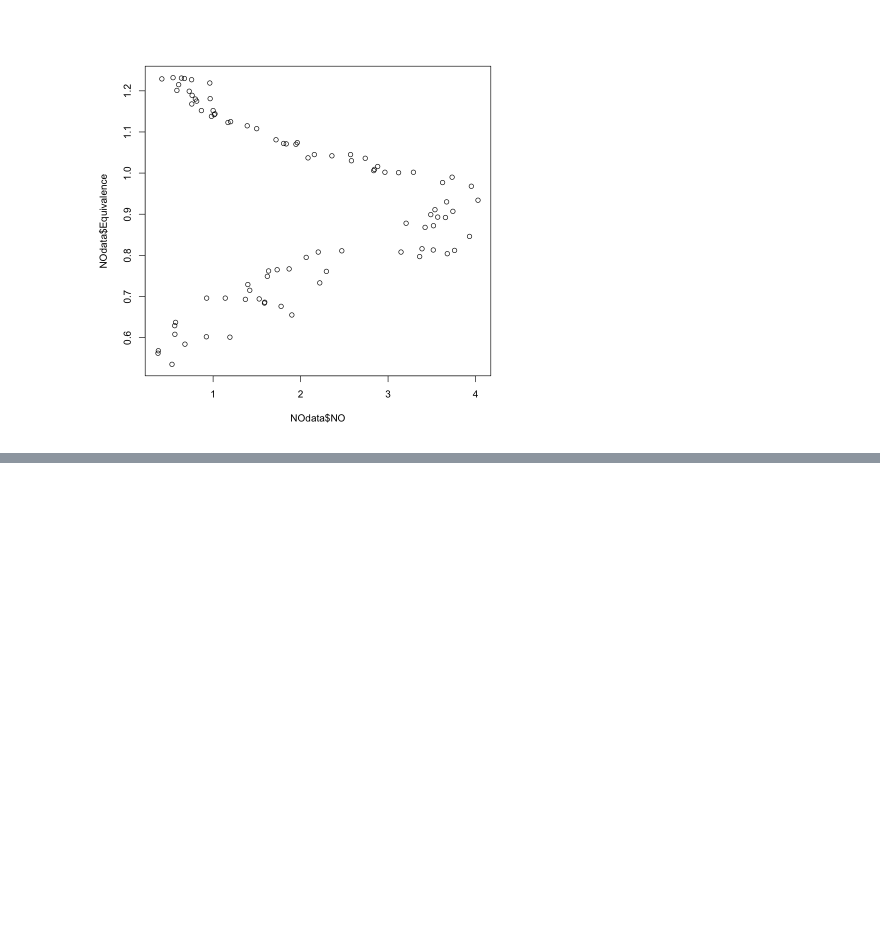
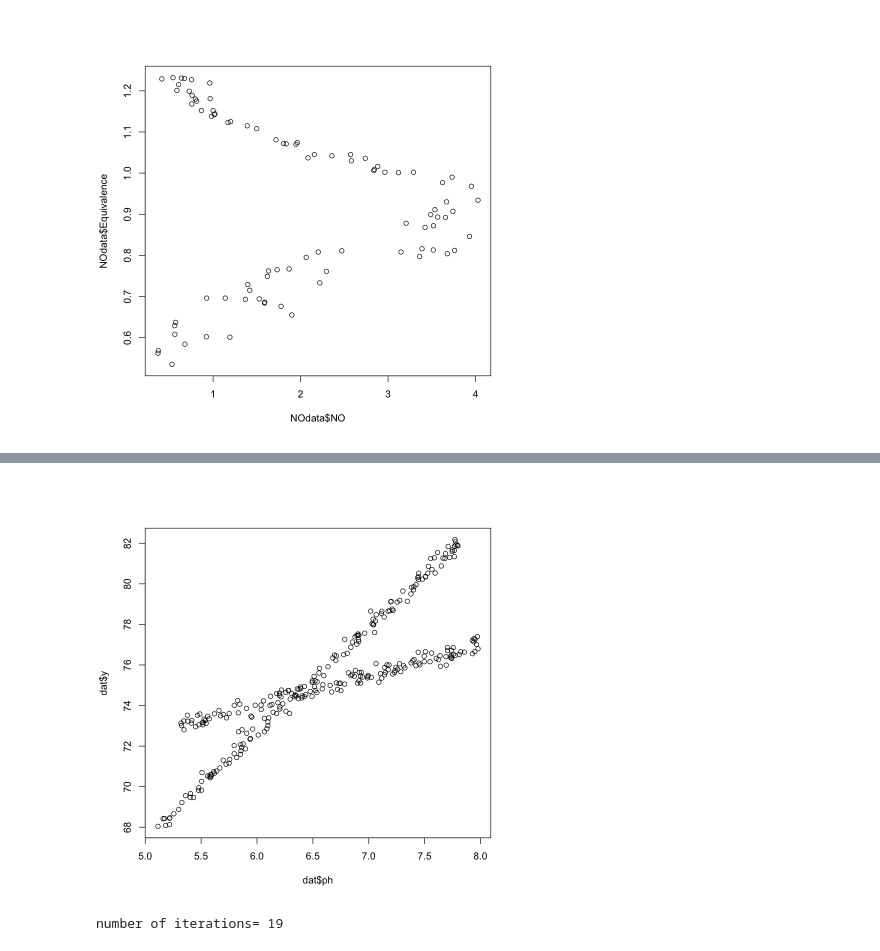
Before and after one commit to nori0724/COVID-19, a Jupyter notebook: notebook/practice/NOdataに対する混合線形回帰モデルの当てはめ.ipynb, the cells around one changed output, grey strips where cells are left out. Cells and saved outputs as stored; diff of their text form; code cells hidden in the pictures; blank space fills up the shorter version.

```diff
--- a/notebook/practice/NOdataに対する混合線形回帰モデルの当てはめ.ipynb
+++ b/notebook/practice/NOdataに対する混合線形回帰モデルの当てはめ.ipynb
@@ -45,0 +66,25 @@ plot(x, y2)
+# %%
+# Generate some fake data that looks kind of like yours
+n1 <- 150
+ph1 = runif(n1, 5.1, 7.8)
+y1 <- 41.55 + 5.185*ph1 + rnorm(n1, 0, .25)
+
+n2 <- 150
+ph2 <- runif(n2, 5.3, 8)
+y2 <- 65.14 + 1.48148*ph2 + rnorm(n2, 0, 0.25)
+
+# There are definitely better ways to do all of this but oh well
+dat <- data.frame(ph = c(ph1, ph2),
+                  y = c(y1, y2),
+                  group = rep(c(1,2), times = c(n1, n2)))
+
+# Looks about right
+plot(dat$ph, dat$y)
+# %% [output]
+[figure, added]
+# %%
+# Fit the regression. One line for each component. This defaults
+# to assuming there are two underlying groups/components in the data
+out <- regmixEM(y = dat$y, x = dat$ph, addintercept = T)
+# %% [output]
+number of iterations= 19
```
Also changed, not shown: parts of 12 cells of this notebook.
